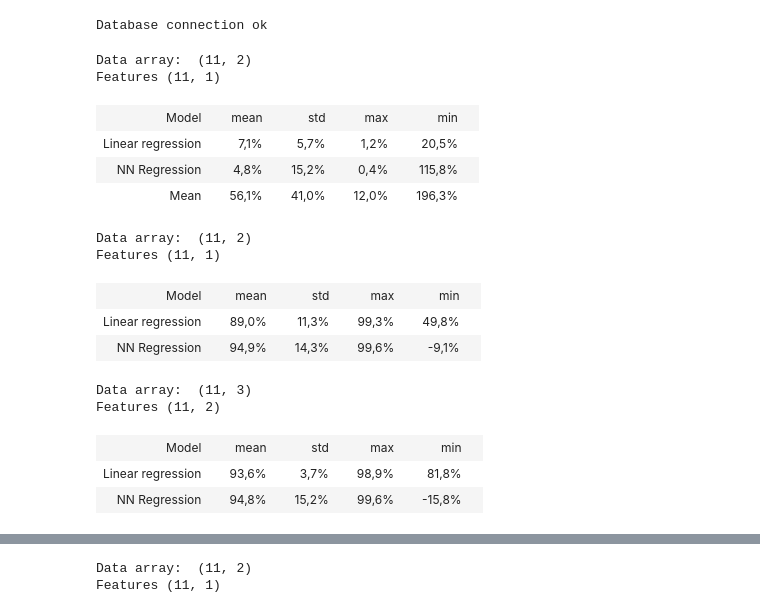
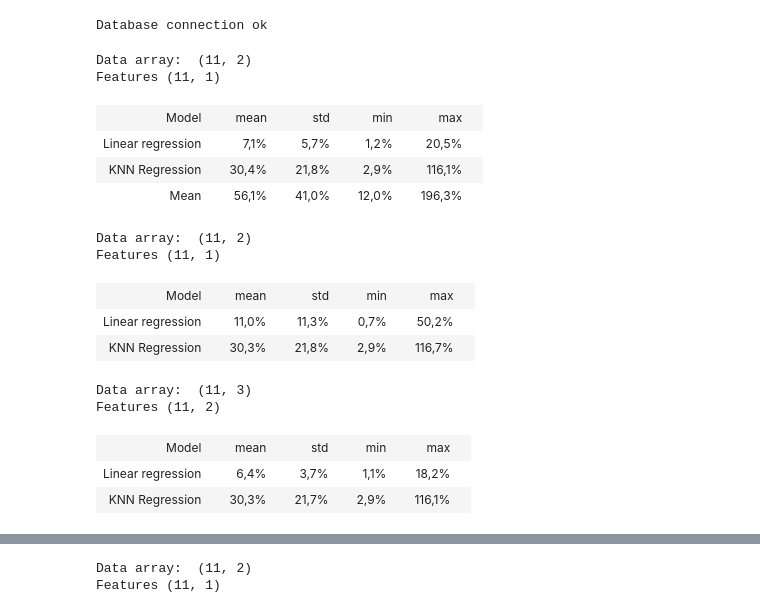
Before and after one commit to Miikkasna/cablepredictions, a Jupyter notebook: Whole ship cable quantities.ipynb, the cells around one changed output, grey strips where cells are left out. Saved outputs shown, nothing was run; the diff lists cells and outputs as text; code cells hidden in the pictures.

```diff
--- a/Whole ship cable quantities.ipynb
+++ b/Whole ship cable quantities.ipynb
@@ -61,23 +62,23 @@ lpo = LeavePOut(p)
 # init regression model
 models = dict()
 models['Linear regression'] = linear_model.LinearRegression()
-models['NN Regression'] = KNeighborsRegressor()
+models['KNN Regression'] = KNeighborsRegressor()
 models['Mean'] = DummyRegressor(strategy='mean')
 
 scaler = pp.MinMaxScaler()
 
 # train and evaluate all models with lpo
-table_rows = [['Model', 'mean', 'std', 'max', 'min']]
+table_rows = [['Model', 'mean', 'std', 'min', 'max']]
 for model_name in models.keys():
     model = models[model_name]
     scores = []
     for train_i, test_i in lpo.split(X):
-        if model_name == 'NN Regression':
+        if model_name == 'KNN Regression':
             clf = GridSearchCV(model, {'n_neighbors':[1, 3, 5], 'weights': ['uniform', 'distance']})
-            X_train = scaler.fit_transform(X[train_i])
+            X_train = deepcopy(scaler.fit_transform(X[train_i]))
             clf.fit(X_train, y[train_i])
             #print(clf.best_params_)
-            X_test = scaler.transform(X[test_i]) #normalize features
+            X_test = deepcopy(scaler.transform(X[test_i])) #normalize features
             preds = clf.predict(X_test)
             scores.append(mape(y[test_i], preds))
         else:
@@ -86,13 +87,19 @@ for model_name in models.keys():
             scores.append(mape(y[test_i], preds))
     scores = np.array(scores)
     table_rows.append((model_name, scores.mean(), scores.std(), scores.min(), scores.max()))
+    with open("static_whole_ship_cable_quantities.txt", "a") as file_object:
+        if model_name == 'Mean':
+            line = '-;Whole ship cable quantity;m;{};{};{};{};{}\n'.format(model_name, scores.mean(), scores.std(), scores.min(), scores.max())
+        else:
+            line = 'GT;Whole ship cable quantity;m;{};{};{};{};{}\n'.format(model_name, scores.mean(), scores.std(), scores.min(), scores.max())
+        file_object.write(line)
 display_table(table_rows)
 # %% [output]
 Data array:  (11, 2)
 Features (11, 1)
-| Model |  | mean |  | std |  | max |  | min |  |
+| Model |  | mean |  | std |  | min |  | max |  |
 | Linear regression |  | 7,1% |  | 5,7% |  | 1,2% |  | 20,5% |  |
-| NN Regression |  | 4,8% |  | 15,2% |  | 0,4% |  | 115,8% |  |
+| KNN Regression |  | 30,4% |  | 21,8% |  | 2,9% |  | 116,1% |  |
 | Mean |  | 56,1% |  | 41,0% |  | 12,0% |  | 196,3% |  |
 # %%
 # Whole ship cable quantities
@@ -117,40 +124,43 @@ y = data[:, -1]
 p = 2 #ships
 lpo = LeavePOut(p)
 
 # init regression model
 models = dict()
 models['Linear regression'] = linear_model.LinearRegression()
-models['NN Regression'] = KNeighborsRegressor()
+models['KNN Regression'] = KNeighborsRegressor()
 
 scaler = pp.MinMaxScaler()
 
 # train and evaluate all models with lpo
-table_rows = [['Model', 'mean', 'std', 'max', 'min']]
+table_rows = [['Model', 'mean', 'std', 'min', 'max']]
 for model_name in models.keys():
     model = models[model_name]
     scores = []
     for train_i, test_i in lpo.split(X):
-        if model_name == 'NN Regression':
+        if model_name == 'KNN Regression':
             clf = GridSearchCV(model, {'n_neighbors':[1, 3, 5], 'weights': ['uniform', 'distance']})
             X_train = scaler.fit_transform(X[train_i])
             clf.fit(X_train, y[train_i])
             #print(clf.best_params_)
             X_test = scaler.transform(X[test_i]) #normalize features
             preds = clf.predict(X_test)
             scores.append(mape(y[test_i], preds))
         else:
             model.fit(X[train_i], y[train_i])
             preds = model.predict(X[test_i])
             scores.append(mape(y[test_i], preds))
     scores = np.array(scores)
-    table_rows.append((model_name, 1-scores.mean(), scores.std(), 1-scores.min(), 1-scores.max()))
+    table_rows.append((model_name, scores.mean(), scores.std(), scores.min(), scores.max()))
+    with open("static_whole_ship_cable_quantities.txt", "a") as file_object:
+        line = 'Ship squares;Whole ship cable quantity;m;{};{};{};{};{}\n'.format(model_name, scores.mean(), scores.std(), scores.min(), scores.max())
+        file_object.write(line)
 display_table(table_rows)
 # %% [output]
 Data array:  (11, 2)
 Features (11, 1)
-| Model |  | mean |  | std |  | max |  | min |  |
-| Linear regression |  | 89,0% |  | 11,3% |  | 99,3% |  | 49,8% |  |
-| NN Regression |  | 94,9% |  | 14,3% |  | 99,6% |  | -9,1% |  |
+| Model |  | mean |  | std |  | min |  | max |  |
+| Linear regression |  | 11,0% |  | 11,3% |  | 0,7% |  | 50,2% |  |
+| KNN Regression |  | 30,3% |  | 21,8% |  | 2,9% |  | 116,7% |  |
 # %%
 # Whole ship cable quantities
 # Predictors:
@@ -176,17 +186,17 @@ y = data[:, -1]
 # init regression model
 models = dict()
 models['Linear regression'] = linear_model.LinearRegression()
-models['NN Regression'] = KNeighborsRegressor()
+models['KNN Regression'] = KNeighborsRegressor()
 
 scaler = pp.MinMaxScaler()
 
 # train and evaluate all models with lpo
-table_rows = [['Model', 'mean', 'std', 'max', 'min']]
+table_rows = [['Model', 'mean', 'std', 'min', 'max']]
 for model_name in models.keys():
     model = models[model_name]
     scores = []
     for train_i, test_i in lpo.split(X):
-        if model_name == 'NN Regression':
+        if model_name == 'KNN Regression':
             clf = GridSearchCV(model, {'n_neighbors':[1, 3, 5], 'weights': ['uniform', 'distance']})
             X_train = scaler.fit_transform(X[train_i])
             clf.fit(X_train, y[train_i])
@@ -199,14 +209,17 @@ for model_name in models.keys():
             preds = model.predict(X[test_i])
             scores.append(mape(y[test_i], preds))
     scores = np.array(scores)
-    table_rows.append((model_name, 1-scores.mean(), scores.std(), 1-scores.min(), 1-scores.max()))
+    table_rows.append((model_name, scores.mean(), scores.std(), scores.min(), scores.max()))
+    with open("static_whole_ship_cable_quantities.txt", "a") as file_object:
+        line = 'GT, Ship squares;Whole ship cable quantity;m;{};{};{};{};{}\n'.format(model_name, scores.mean(), scores.std(), scores.min(), scores.max())
+        file_object.write(line)
 display_table(table_rows)
 # %% [output]
 Data array:  (11, 3)
 Features (11, 2)
-| Model |  | mean |  | std |  | max |  | min |  |
-| Linear regression |  | 93,6% |  | 3,7% |  | 98,9% |  | 81,8% |  |
-| NN Regression |  | 94,8% |  | 15,2% |  | 99,6% |  | -15,8% |  |
+| Model |  | mean |  | std |  | min |  | max |  |
+| Linear regression |  | 6,4% |  | 3,7% |  | 1,1% |  | 18,2% |  |
+| KNN Regression |  | 30,3% |  | 21,7% |  | 2,9% |  | 116,1% |  |
 # %%
 # Whole ship cable quantities
 # Predictors:
```
Also changed, not shown: parts of 8 cells of this notebook, 2 other files.
